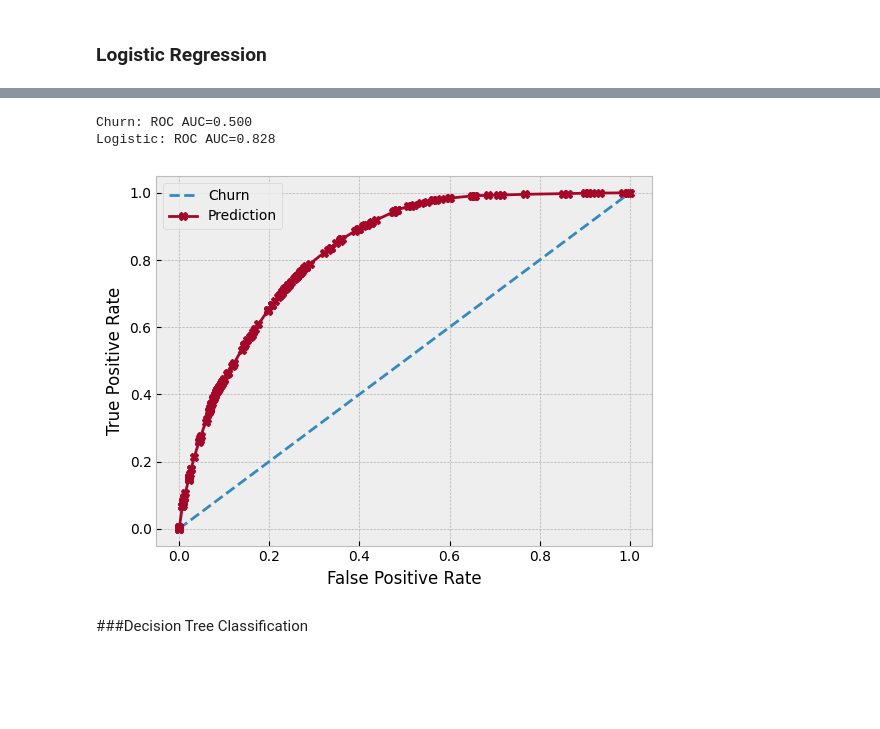
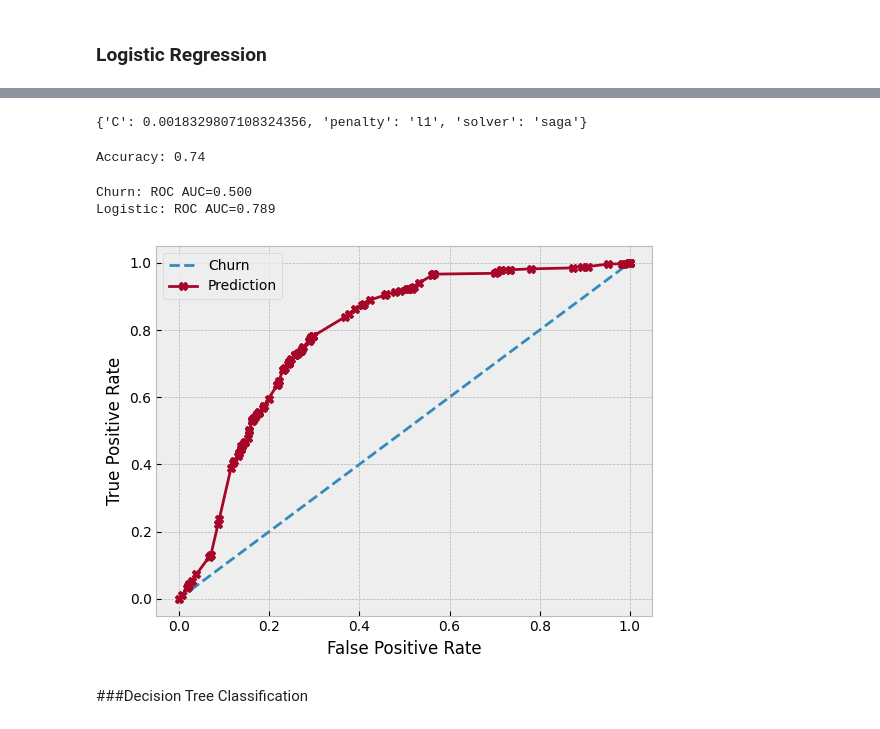
Before and after one commit to DavdElgas/predict_sklearn, a Jupyter notebook: predictive_modeling_with_sklearn.ipynb, the cells around one changed output, grey strips where cells are left out. Saved outputs shown, nothing was run; the diff lists cells and outputs as text; code cells hidden in the pictures; blank space fills up the shorter version.

```diff
--- a/predictive_modeling_with_sklearn.ipynb
+++ b/predictive_modeling_with_sklearn.ipynb
@@ -501,6 +456,6 @@ df_lr = df_final.copy()
 # %%
-#Create Logistic Regression object
+# Create model
 
 from sklearn.linear_model import LogisticRegression
 
-model_lr = LogisticRegression()
+model = LogisticRegression()
@@ -582,0 +553,21 @@ plt.show()
+# %%
+# Define hyperparameter dictionary for Logistic Regression
+
+param_dict = {
+    'C': np.logspace(-4, 4, 20),
+    'penalty': ['l1', 'l2'],
+    'solver': ['liblinear', 'saga']
+}
+
+# Initialize Logistic Regression
+log_reg = LogisticRegression()
+
+# Set up GridSearchCV
+grid = GridSearchCV(estimator=log_reg,
+                    param_grid=param_dict,
+                    cv=5,
+                    verbose=1,
+                    n_jobs=-1)
+
+# Fit GridSearchCV to the training data
+grid.fit(X_train, y_train)
@@ -583,3 +585,28 @@ plt.show()
+# %%
+# Extact the best preforming hyper-parameter values
+
+grid.best_params_
+# %% [output]
+{'C': 0.0018329807108324356, 'penalty': 'l1', 'solver': 'saga'}
+# %%
+# Update model
+
+model_u=LogisticRegression(C = 0.0018329807108324356,
+                                   penalty ='l1',
+                                   solver = 'saga')
+# %%
+#Fit and re-score the model
+
+model_u.fit(X_train, y_train)
+
+# Make predictions on the test set
+y_pred = model_u.predict(X_test)
+
+# Calculate the accuracy
+accuracy = accuracy_score(y_test, y_pred)
+print(f"Accuracy: {accuracy:.2f}")
+# %% [output]
+Accuracy: 0.74
 # %%
 # ROC curve and AUC
 
@@ -587,39 +614,39 @@ plt.show()
 ns_probs = [0 for _ in range(len(y_test))]
 
 # predict probabilities
-lr_probs = model_lr.predict_proba(X_test)
+lr_probs = model_u.predict_proba(X_test)
 
 # keep probabilities for the positive outcome only
 lr_probs = lr_probs[:, 1]
 
 # calculate scores
 ns_auc = roc_auc_score(y_test, ns_probs)
 lr_auc = roc_auc_score(y_test, lr_probs)
 
 # summarize scores
 print('Churn: ROC AUC=%.3f' % (ns_auc))
 print('Logistic: ROC AUC=%.3f' % (lr_auc))
 
 # calculate roc curves
 ns_fpr, ns_tpr, _ = roc_curve(y_test, ns_probs)
 lr_fpr, lr_tpr, _ = roc_curve(y_test, lr_probs)
 
 # plot the roc curve for the model
 plt.plot(ns_fpr, ns_tpr, linestyle='--', label='Churn')
 plt.plot(lr_fpr, lr_tpr, marker='X', label='Prediction')
 
 # axis labels
 plt.xlabel('False Positive Rate')
 plt.ylabel('True Positive Rate')
 
 # show the legend
 plt.legend()
 
 # show the plot
 plt.show()
 # %% [output]
 Churn: ROC AUC=0.500
-Logistic: ROC AUC=0.828
+Logistic: ROC AUC=0.789
-[figure, old version]
+[figure, new version]
 # %% [markdown]
 ###Decision Tree Classification
```
Also changed, not shown: parts of 59 cells of this notebook.
